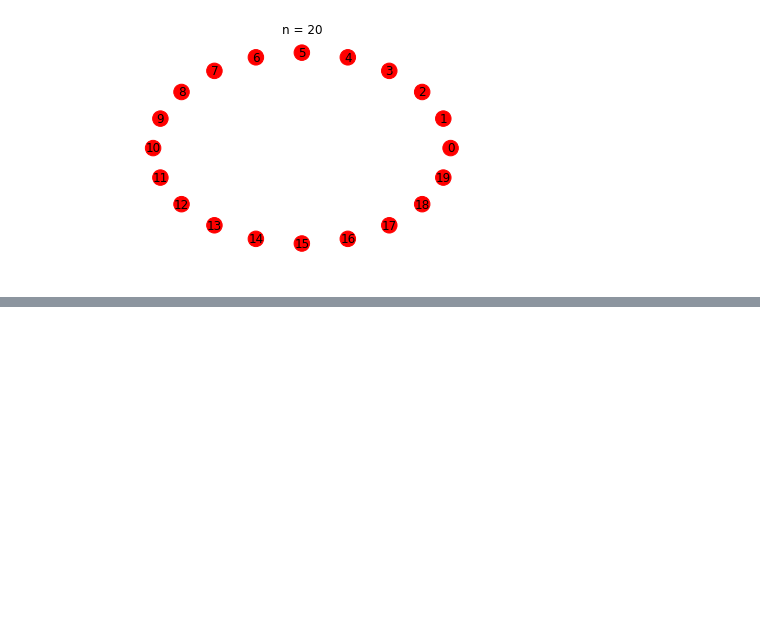
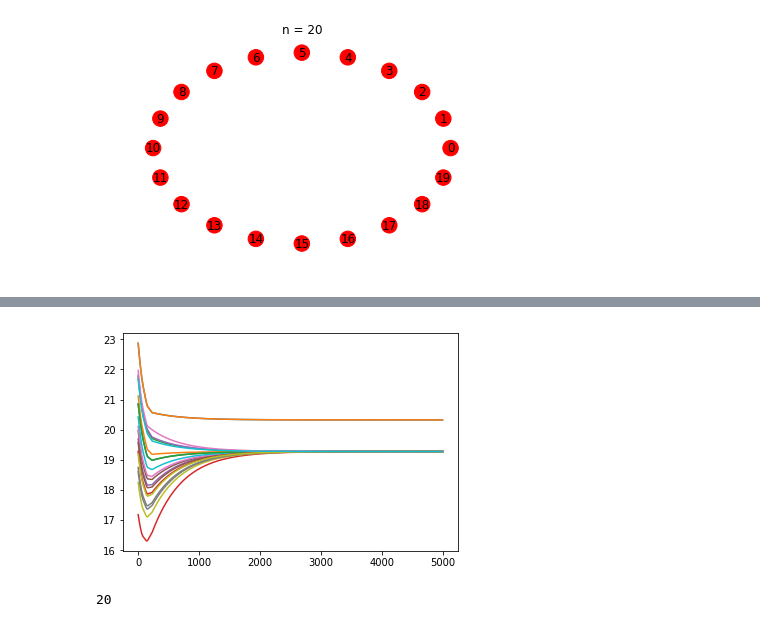
Before and after one commit to mbibireata/Networks, a Jupyter notebook: Rhythmogenesis.ipynb, the cells around one changed output, grey strips where cells are left out. Saved outputs shown, nothing was run; the diff lists cells and outputs as text; code cells hidden in the pictures; blank space fills up the shorter version.

```diff
--- a/Rhythmogenesis.ipynb
+++ b/Rhythmogenesis.ipynb
@@ -2074,0 +2351,9 @@ nx.draw_circular(H, node_size=240, width=0.7, with_labels=True, node_color=Hclis
+# %%
+for i in range(len(C[0])):
+    plot(C[:5000,i])
+# %% [output]
+[figure, added]
+# %%
+len(V[0])
+# %% [output]
+20
```
Also changed, not shown: parts of 25 cells of this notebook.
